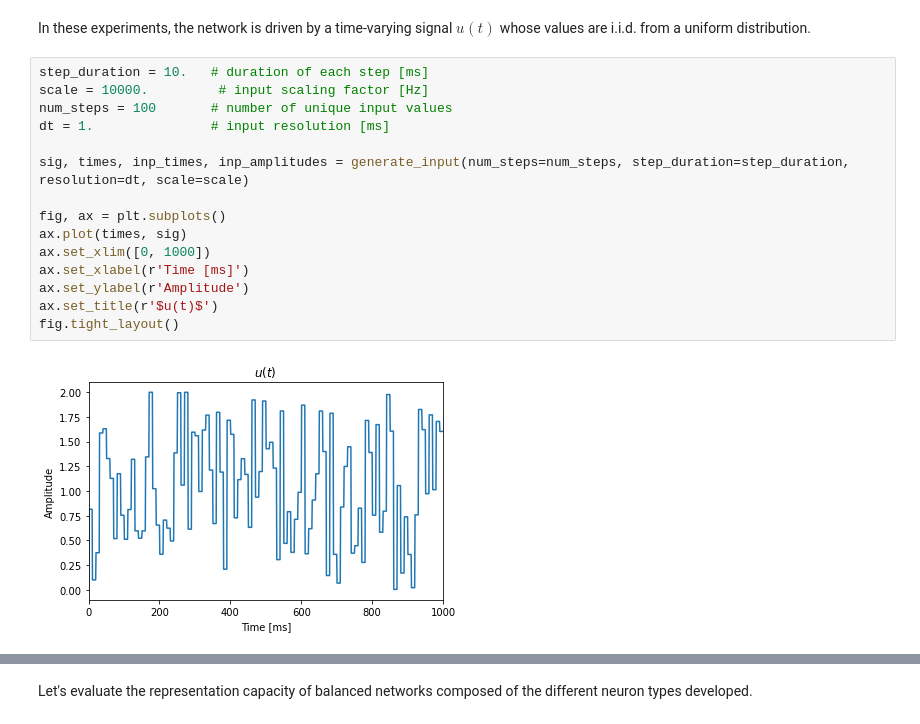
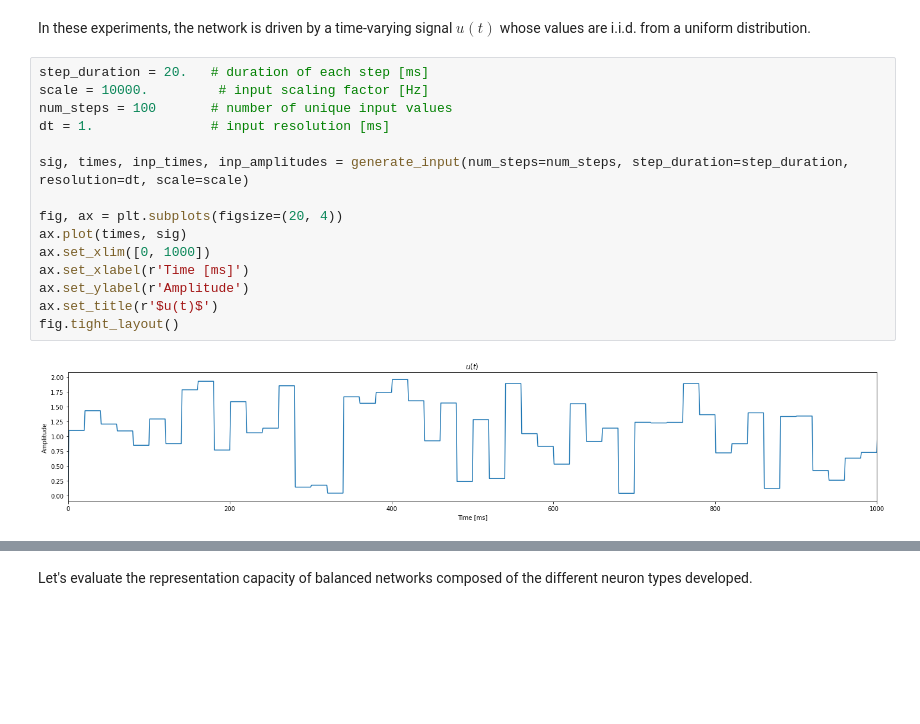
Before and after one commit to clinssen/OCNS-2024-NEST-workshop, a Jupyter notebook: materials/nestml/NESTML CNS2020 Tutorial.ipynb, the cells around one changed output, grey strips where cells are left out. Drawn from its saved outputs; the diff is of its cells as text; blank space fills up the shorter version.

```diff
--- a/materials/nestml/NESTML CNS2020 Tutorial.ipynb
+++ b/materials/nestml/NESTML CNS2020 Tutorial.ipynb
@@ -674,22 +682,22 @@ from sklearn.decomposition import PCA
 # %% [markdown]
 In these experiments, the network is driven by a time-varying signal $u(t)$ whose values are i.i.d. from a uniform distribution.
 # %%
-step_duration = 10.   # duration of each step [ms]
+step_duration = 20.   # duration of each step [ms]
 scale = 10000.         # input scaling factor [Hz]
 num_steps = 100       # number of unique input values
 dt = 1.               # input resolution [ms]
 
 sig, times, inp_times, inp_amplitudes = generate_input(num_steps=num_steps, step_duration=step_duration, resolution=dt, scale=scale)
 
-fig, ax = plt.subplots()
+fig, ax = plt.subplots(figsize=(20, 4))
 ax.plot(times, sig)
 ax.set_xlim([0, 1000])
 ax.set_xlabel(r'Time [ms]')
 ax.set_ylabel(r'Amplitude')
 ax.set_title(r'$u(t)$')
 fig.tight_layout()
 # %% [output]
-[figure, old version]
+[figure, new version]
 # %%
 def stimulus_representation(neuron_model, input_times, input_amplitudes, sig):
     sim_time = num_steps*step_duration
```
Also changed, not shown: parts of 62 cells of this notebook, 3 other files.
